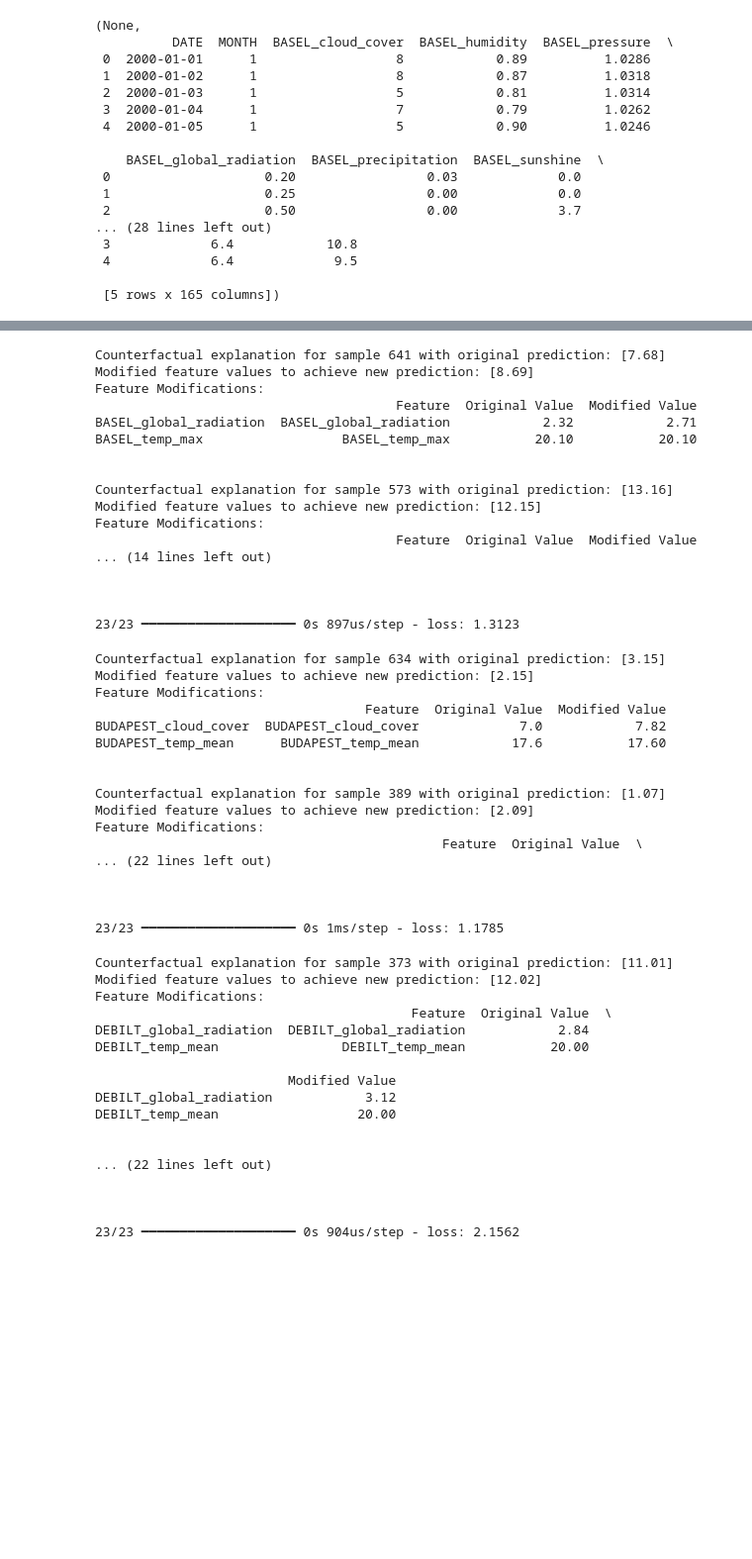
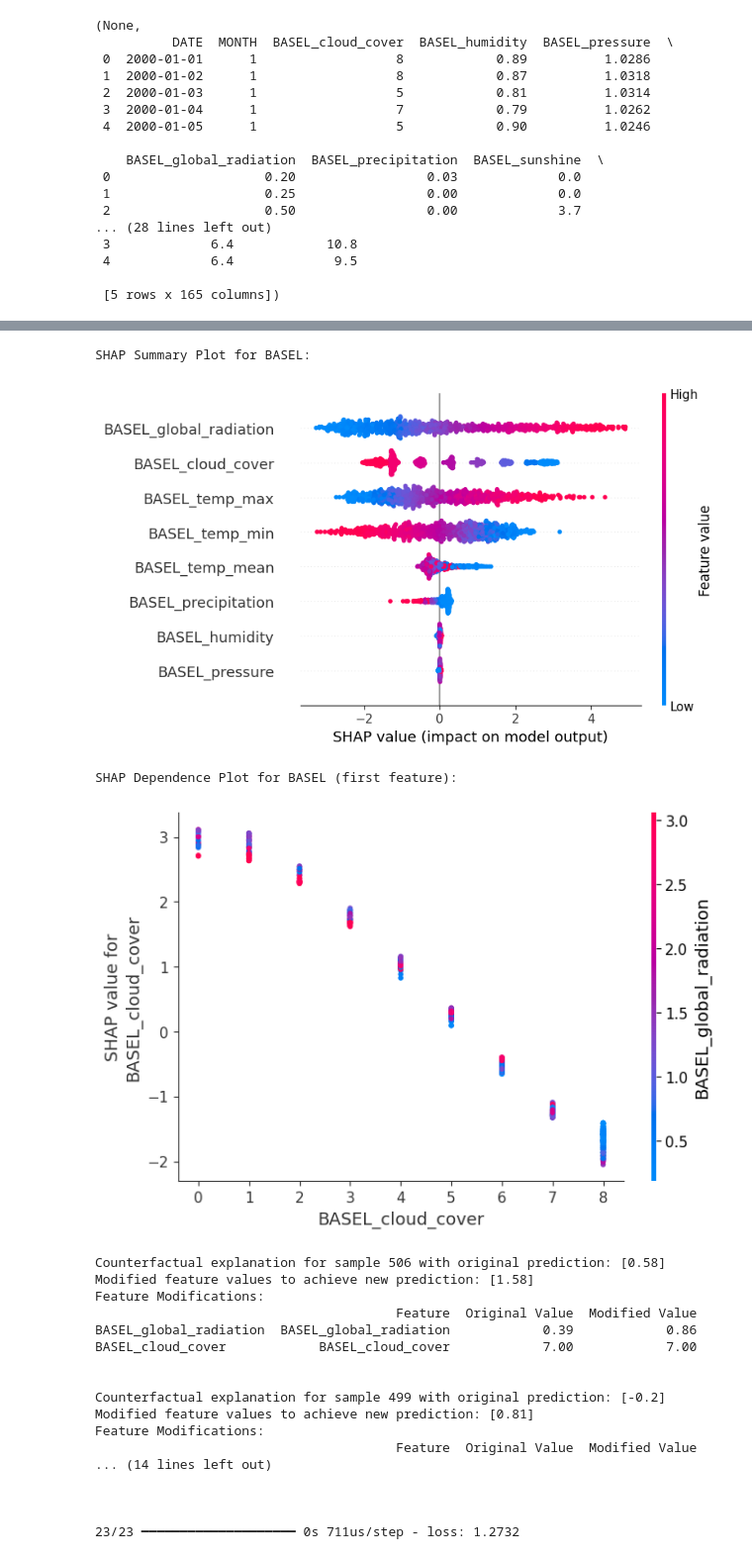
Before and after one commit to NaidaNozic/Explainable-AI, a Jupyter notebook: CNN.ipynb, the cells around one changed output, grey strips where cells are left out. Shown at 99% size. Drawn from its saved outputs; the diff is of its cells as text; code cells hidden in the pictures; blank space fills up the shorter version.

Commit message:
added shap summary and dependence plot

```diff
--- a/CNN.ipynb
+++ b/CNN.ipynb
@@ -38,13 +44,6 @@ desired_change = 1  # Example: we want the prediction to increase by 1
 num_samples_to_display = 3  # Only display results for 3 samples
 num_features_to_modify = 2  # Only modify the top 2 most important features based on SHAP
 # %%
-import shap
-from sklearn.model_selection import train_test_split
-from tensorflow.keras import models, layers
-from sklearn.preprocessing import StandardScaler
-import numpy as np
-import random
-
 cities = [col.rsplit('_', 1)[0] for col in data.columns if col.endswith('_sunshine')]
 # Iterate over each city in the list of cities
 for city in cities:
@@ -83,13 +82,11 @@ for city in cities:
         layers.Conv1D(32, kernel_size=3, activation='relu'),
         layers.Flatten(),
         layers.Dense(32, activation='relu'),
-        layers.Dense(1)  # Output layer for regression
+        layers.Dense(1)
     ])
 
-    # Compile the model
     cnn_model.compile(optimizer='adam', loss='mean_squared_error')
 
-    # Train the model
     history = cnn_model.fit(X_train, y_train, epochs=50, validation_split=0.2, batch_size=32, verbose=0)
 
     y_pred = cnn_model.predict(X_test, verbose=0)
@@ -101,6 +98,14 @@ for city in cities:
 
     explainer = shap.Explainer(cnn_model, X_train)
     shap_values = explainer(X_test)
+
+    # Visualize SHAP values for feature importance (summary plot)
+    print(f"SHAP Summary Plot for {city}:")
+    shap.summary_plot(shap_values.values, X_test, feature_names=feature_columns)
+
+    #  Visualize SHAP dependence for specific features
+    print(f"SHAP Dependence Plot for {city} (first feature):")
+    shap.dependence_plot(feature_columns[0], shap_values.values, X_test)
 
     # Randomly select a specified number of samples from the test data for counterfactual explanations
     num_samples = num_samples_to_display  # Define the number of samples to display
@@ -163,6 +168,7 @@ for city in cities:
         print(f"Modified feature values to achieve new prediction: {np.around(new_pred, 2)}")
         print(f"Feature Modifications:\n{changes}\n")
 
+
     # After processing the selected random samples, display a summary message
     print(f"Displayed {num_samples} random samples for {city}.")
     print("*" * 100)
@@ -172,51 +178,21 @@ for city in cities:
-Counterfactual explanation for sample 641 with original prediction: [7.68]
-Modified feature values to achieve new prediction: [8.69]
-Feature Modifications:
-                                       Feature  Original Value  Modified Value
-BASEL_global_radiation  BASEL_global_radiation            2.32            2.71
-BASEL_temp_max                  BASEL_temp_max           20.10           20.10
-
-
-Counterfactual explanation for sample 573 with original prediction: [13.16]
-Modified feature values to achieve new prediction: [12.15]
-Feature Modifications:
-                                       Feature  Original Value  Modified Value
-... (14 lines left out)
-
-
-
-23/23 ━━━━━━━━━━━━━━━━━━━━ 0s 897us/step - loss: 1.3123
+SHAP Summary Plot for BASEL:
+[figure, added]
-Counterfactual explanation for sample 634 with original prediction: [3.15]
-Modified feature values to achieve new prediction: [2.15]
-Feature Modifications:
-                                   Feature  Original Value  Modified Value
-BUDAPEST_cloud_cover  BUDAPEST_cloud_cover             7.0            7.82
-BUDAPEST_temp_mean      BUDAPEST_temp_mean            17.6           17.60
-
-
-Counterfactual explanation for sample 389 with original prediction: [1.07]
-Modified feature values to achieve new prediction: [2.09]
-Feature Modifications:
-                                             Feature  Original Value  \
-... (22 lines left out)
-
-
-
-23/23 ━━━━━━━━━━━━━━━━━━━━ 0s 1ms/step - loss: 1.1785
+SHAP Dependence Plot for BASEL (first feature):
+[figure, added]
-Counterfactual explanation for sample 373 with original prediction: [11.01]
-Modified feature values to achieve new prediction: [12.02]
+Counterfactual explanation for sample 506 with original prediction: [0.58]
+Modified feature values to achieve new prediction: [1.58]
 Feature Modifications:
-                                         Feature  Original Value  \
-DEBILT_global_radiation  DEBILT_global_radiation            2.84
-DEBILT_temp_mean                DEBILT_temp_mean           20.00
-
-                         Modified Value
-DEBILT_global_radiation            3.12
-DEBILT_temp_mean                  20.00
+                                       Feature  Original Value  Modified Value
+BASEL_global_radiation  BASEL_global_radiation            0.39            0.86
+BASEL_cloud_cover            BASEL_cloud_cover            7.00            7.00
 
 
-... (22 lines left out)
+Counterfactual explanation for sample 499 with original prediction: [-0.2]
+Modified feature values to achieve new prediction: [0.81]
+Feature Modifications:
+                                       Feature  Original Value  Modified Value
+... (14 lines left out)
 
 
 
-23/23 ━━━━━━━━━━━━━━━━━━━━ 0s 904us/step - loss: 2.1562
+23/23 ━━━━━━━━━━━━━━━━━━━━ 0s 711us/step - loss: 1.2732
```
Also changed, not shown: parts of 2 cells of this notebook.
